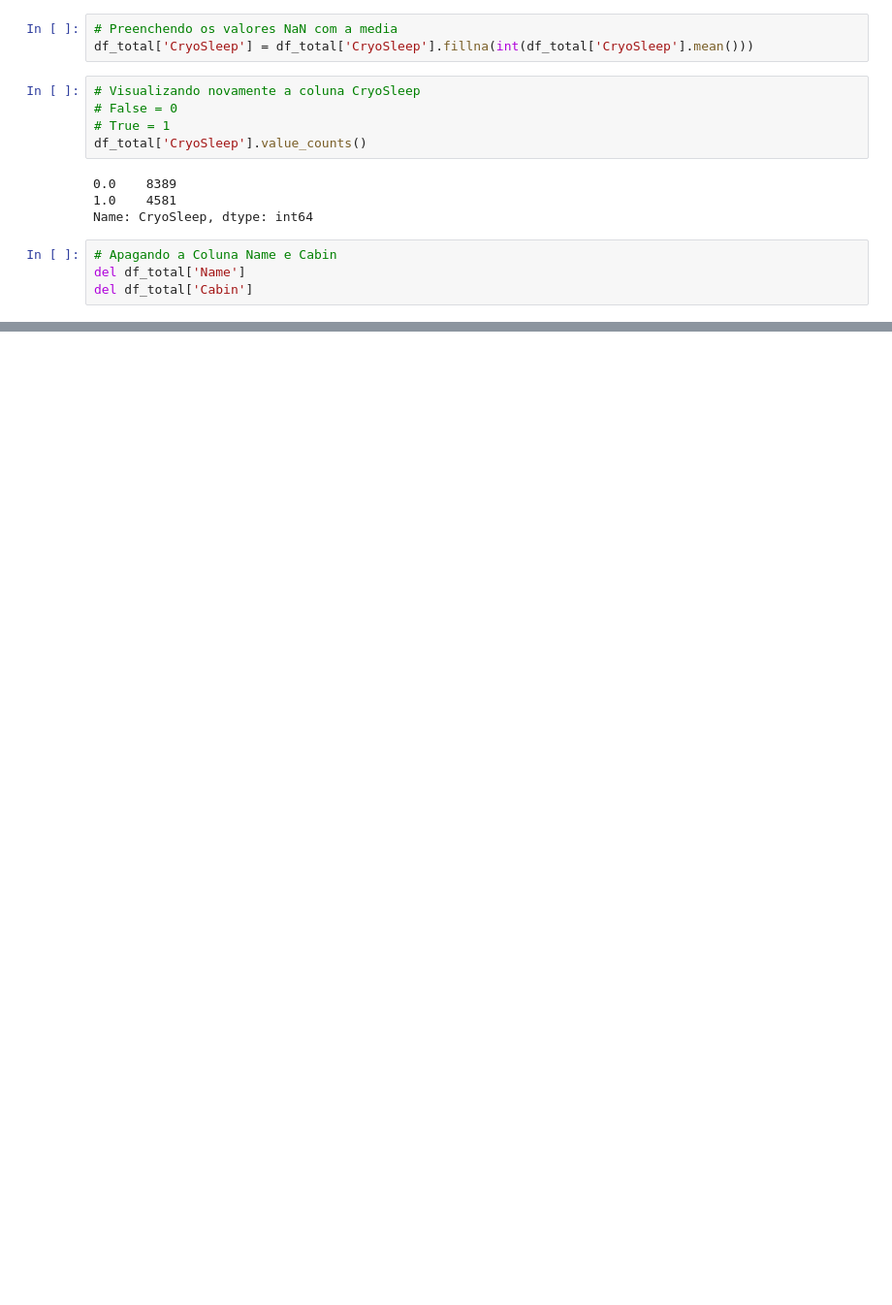
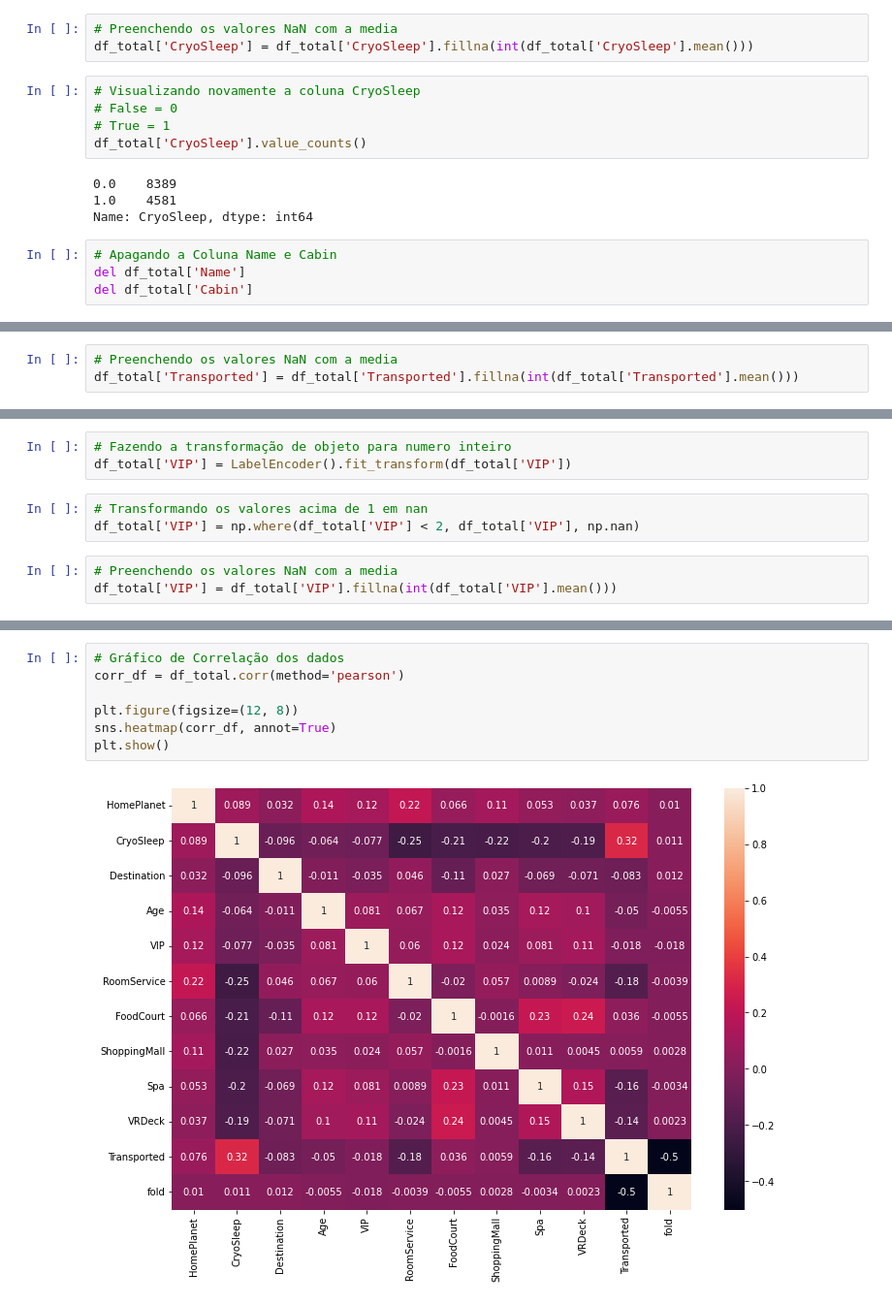
Before and after one commit to Gugah007/Projeto-ML-Classificacao-Spaceship-Titanic-em-Python, a Jupyter notebook: SpaceTitanic.ipynb, the cells around one changed output, grey strips where cells are left out. Shown: that part at 97% size. Drawn from its saved outputs; the diff is of its cells as text; blank space fills up the shorter version.

```diff
--- a/SpaceTitanic.ipynb
+++ b/SpaceTitanic.ipynb
@@ -355,0 +357,3 @@ plt.show()
+# %%
+# Preenchendo os valores NaN com a media
+df_total['Transported'] = df_total['Transported'].fillna(int(df_total['Transported'].mean()))
@@ -355,0 +367,9 @@ plt.show()
+# %%
+# Fazendo a transformação de objeto para numero inteiro
+df_total['VIP'] = LabelEncoder().fit_transform(df_total['VIP'])
+# %%
+# Transformando os valores acima de 1 em nan
+df_total['VIP'] = np.where(df_total['VIP'] < 2, df_total['VIP'], np.nan)
+# %%
+# Preenchendo os valores NaN com a media
+df_total['VIP'] = df_total['VIP'].fillna(int(df_total['VIP'].mean()))
@@ -355,0 +398,9 @@ plt.show()
+# %%
+# Gráfico de Correlação dos dados
+corr_df = df_total.corr(method='pearson')
+
+plt.figure(figsize=(12, 8))
+sns.heatmap(corr_df, annot=True)
+plt.show()
+# %% [output]
+[figure, added]
```
Also changed, not shown: parts of 25 cells of this notebook.
